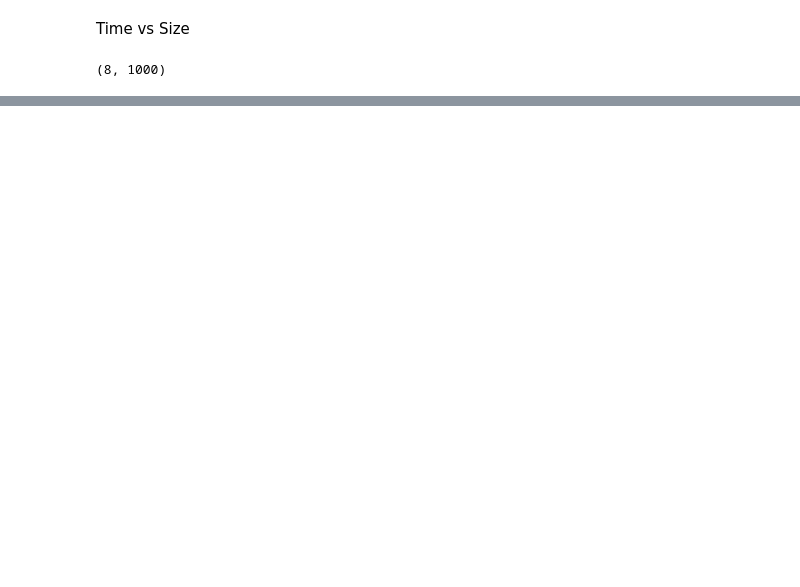
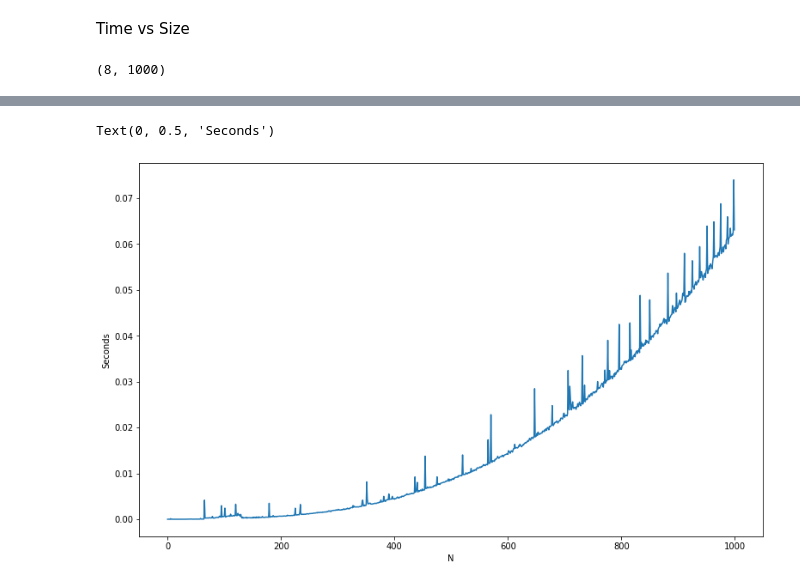
Before and after one commit to skozh/ADA1, a Jupyter notebook: Task1.ipynb, the cells around one changed output, grey strips where cells are left out. Drawn from its saved outputs; the diff is of its cells as text; code cells hidden in the pictures; blank space fills up the shorter version.

```diff
--- a/Task1.ipynb
+++ b/Task1.ipynb
@@ -165,0 +166,16 @@ for i in range(8):
+# %%
+mat_time_elapsed_n = np.zeros((1000))
+for n in range(1, 1000):
+  A = generate_matrix(arr=n)
+  B = generate_matrix(arr=n)
+  start_time = time.time()
+  y = np.matmul(A, B)
+  mat_time_elapsed_n[n] = (time.time() - start_time)
+# %%
+fig = plt.figure(figsize=(13, 8))
+plt.plot(mat_time_elapsed_n)
+plt.xlabel("N")
+plt.ylabel("Seconds")
+# %% [output]
+Text(0, 0.5, 'Seconds')
+[figure, added]
```
Also changed, not shown: parts of 6 cells of this notebook.
